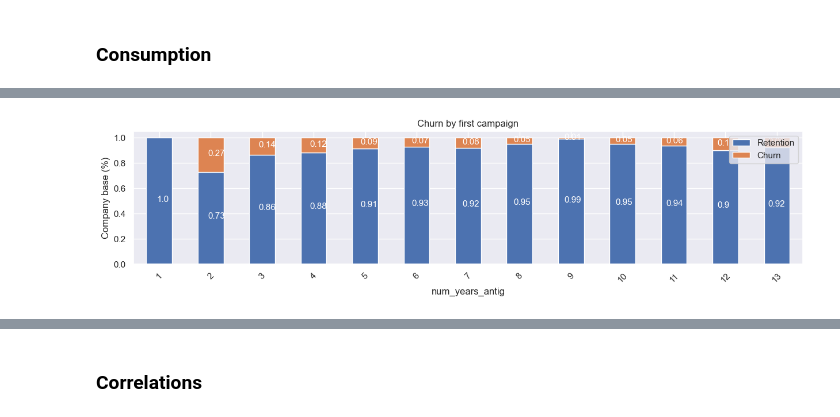
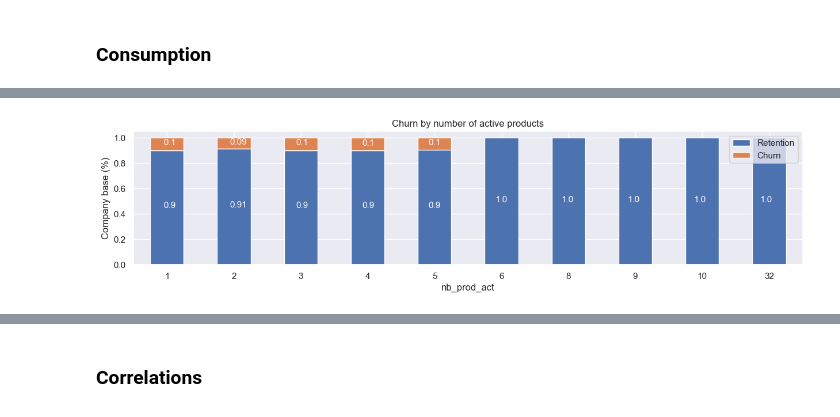
Before and after one commit to aoberfoell/BCG, a Jupyter notebook: Task 2 - Exploratory Data Analysis/task_2_exploratory_data_analysis.ipynb, the cells around one changed output, grey strips where cells are left out. Saved outputs shown, nothing was run; the diff lists cells and outputs as text; code cells hidden in the pictures.

```diff
--- a/Task 2 - Exploratory Data Analysis/task_2_exploratory_data_analysis.ipynb
+++ b/Task 2 - Exploratory Data Analysis/task_2_exploratory_data_analysis.ipynb
@@ -264,7 +380,7 @@ plot_stacked_bars(df_tmp, "Churn by past 12 month electricity consumption", (15,
 # %%
-df_tmp = client_df[["num_years_antig", "churn"]].copy()
-df_tmp = 1 - df_tmp.groupby("num_years_antig").mean(numeric_only=True)
+df_tmp = client_df[["nb_prod_act", "churn"]].copy()
+df_tmp = 1 - df_tmp.groupby("nb_prod_act").mean(numeric_only=True)
 df_tmp["retention"] = 1 - df_tmp["churn"]
-plot_stacked_bars(df_tmp, "Churn by first campaign", (15, 3), rot_=45)
+plot_stacked_bars(df_tmp, "Churn by number of active products", (15, 3))
 # %% [output]
-[figure, old version]
+[figure, new version]
```
Also changed, not shown: parts of 71 cells of this notebook, 2 other files.
